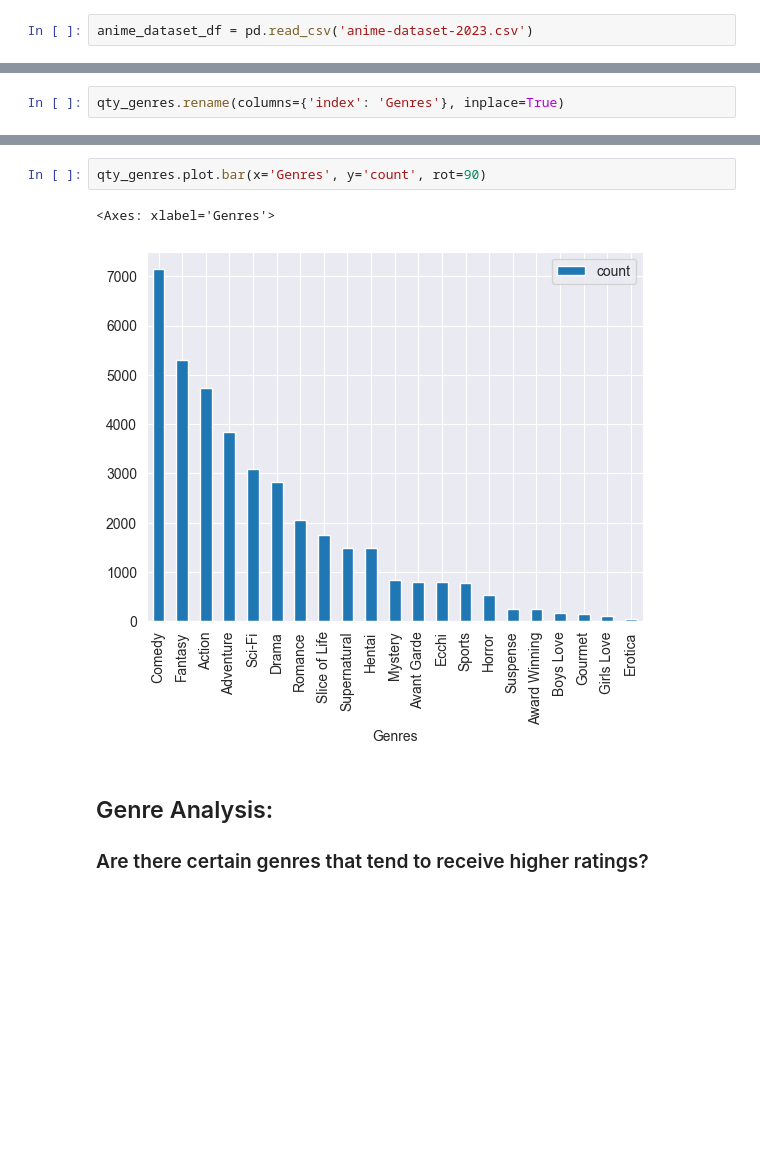
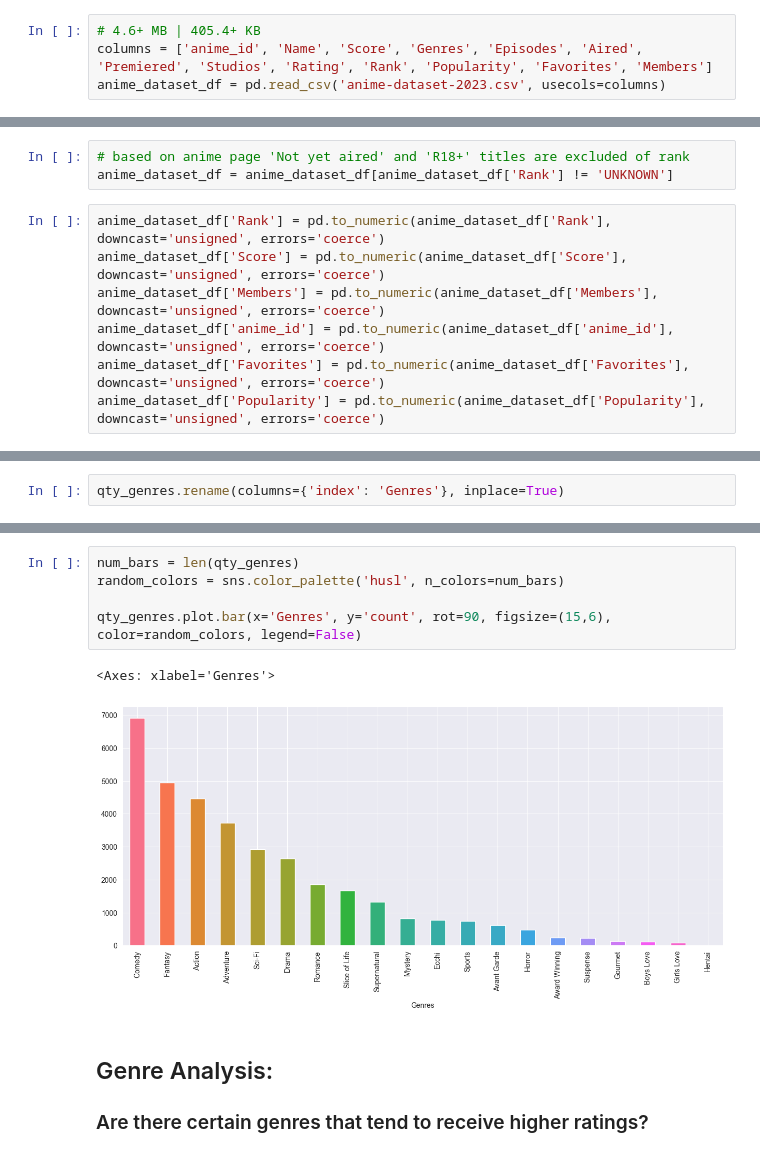
Before and after one commit to Tavo17s/anime_data_analysis, a Jupyter notebook: data_analysis.ipynb, the cells around one changed output, grey strips where cells are left out. Saved outputs shown, nothing was run; the diff lists cells and outputs as text; blank space fills up the shorter version.

```diff
--- a/data_analysis.ipynb
+++ b/data_analysis.ipynb
@@ -45,2 +80,4 @@ top_10_sorted_anime_ratings
 # %%
-anime_dataset_df = pd.read_csv('anime-dataset-2023.csv')
+# 4.6+ MB | 405.4+ KB
+columns = ['anime_id', 'Name', 'Score', 'Genres', 'Episodes', 'Aired', 'Premiered', 'Studios', 'Rating', 'Rank', 'Popularity', 'Favorites', 'Members']
+anime_dataset_df = pd.read_csv('anime-dataset-2023.csv', usecols=columns)
@@ -47 +107,11 @@ anime_dataset_df = pd.read_csv('anime-dataset-2023.csv')
+# %%
+# based on anime page 'Not yet aired' and 'R18+' titles are excluded of rank
+anime_dataset_df = anime_dataset_df[anime_dataset_df['Rank'] != 'UNKNOWN']
+# %%
+anime_dataset_df['Rank'] = pd.to_numeric(anime_dataset_df['Rank'], downcast='unsigned', errors='coerce')
+anime_dataset_df['Score'] = pd.to_numeric(anime_dataset_df['Score'], downcast='unsigned', errors='coerce')
+anime_dataset_df['Members'] = pd.to_numeric(anime_dataset_df['Members'], downcast='unsigned', errors='coerce')
+anime_dataset_df['anime_id'] = pd.to_numeric(anime_dataset_df['anime_id'], downcast='unsigned', errors='coerce')
+anime_dataset_df['Favorites'] = pd.to_numeric(anime_dataset_df['Favorites'], downcast='unsigned', errors='coerce')
+anime_dataset_df['Popularity'] = pd.to_numeric(anime_dataset_df['Popularity'], downcast='unsigned', errors='coerce')
 # %%
@@ -77,8 +169,11 @@ qty_genres.rename(columns={'index': 'Genres'}, inplace=True)
 # %%
-qty_genres.plot.bar(x='Genres', y='count', rot=90)
+num_bars = len(qty_genres)
+random_colors = sns.color_palette('husl', n_colors=num_bars)
+
+qty_genres.plot.bar(x='Genres', y='count', rot=90, figsize=(15,6), color=random_colors, legend=False)
 # %% [output]
 <Axes: xlabel='Genres'>
-[figure, old version]
+[figure, new version]
 # %% [markdown]
 ## Genre Analysis:
 ### Are there certain genres that tend to receive higher ratings?
```
Also changed, not shown: parts of 70 cells of this notebook, 1 other file.
